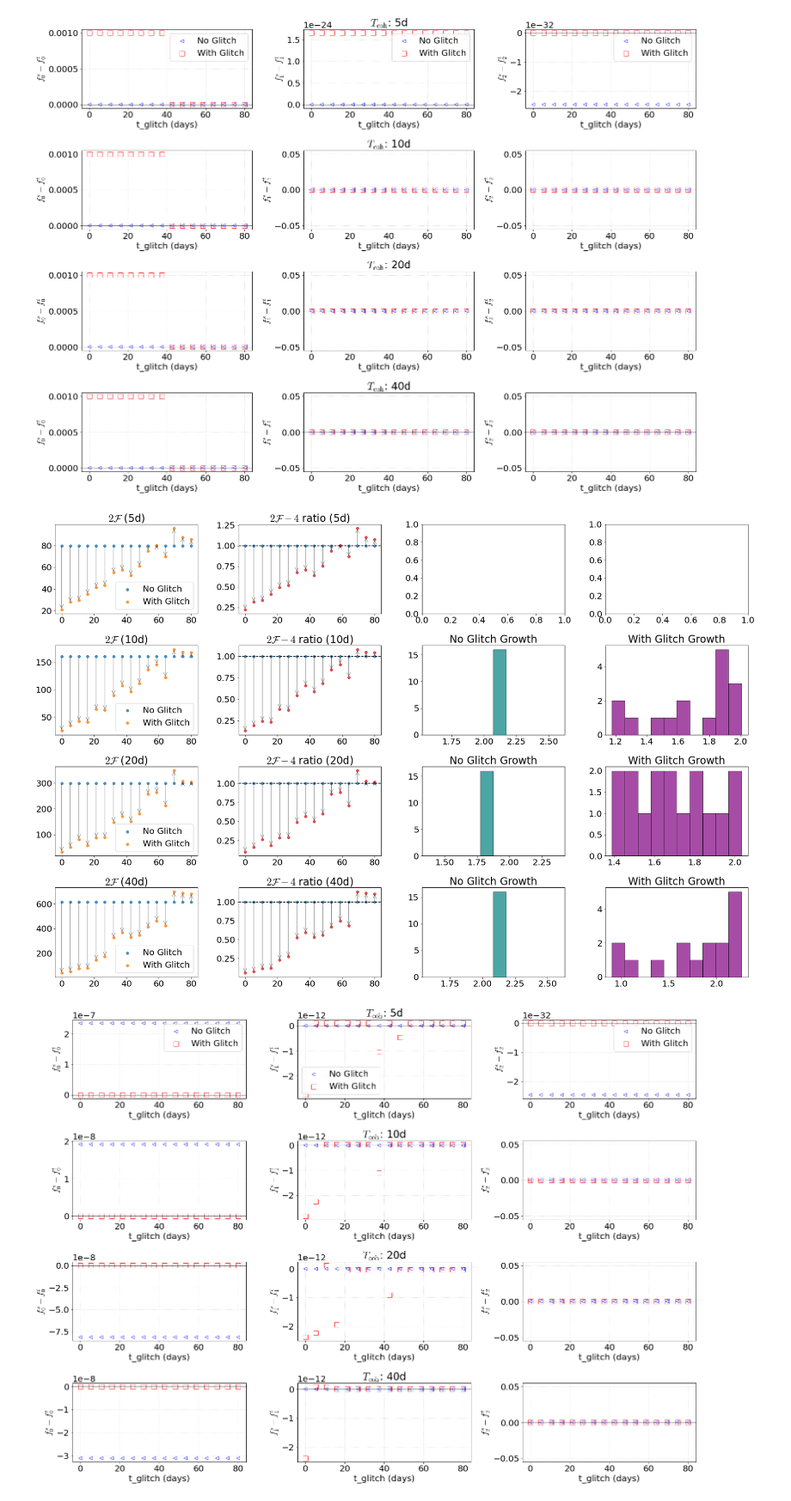
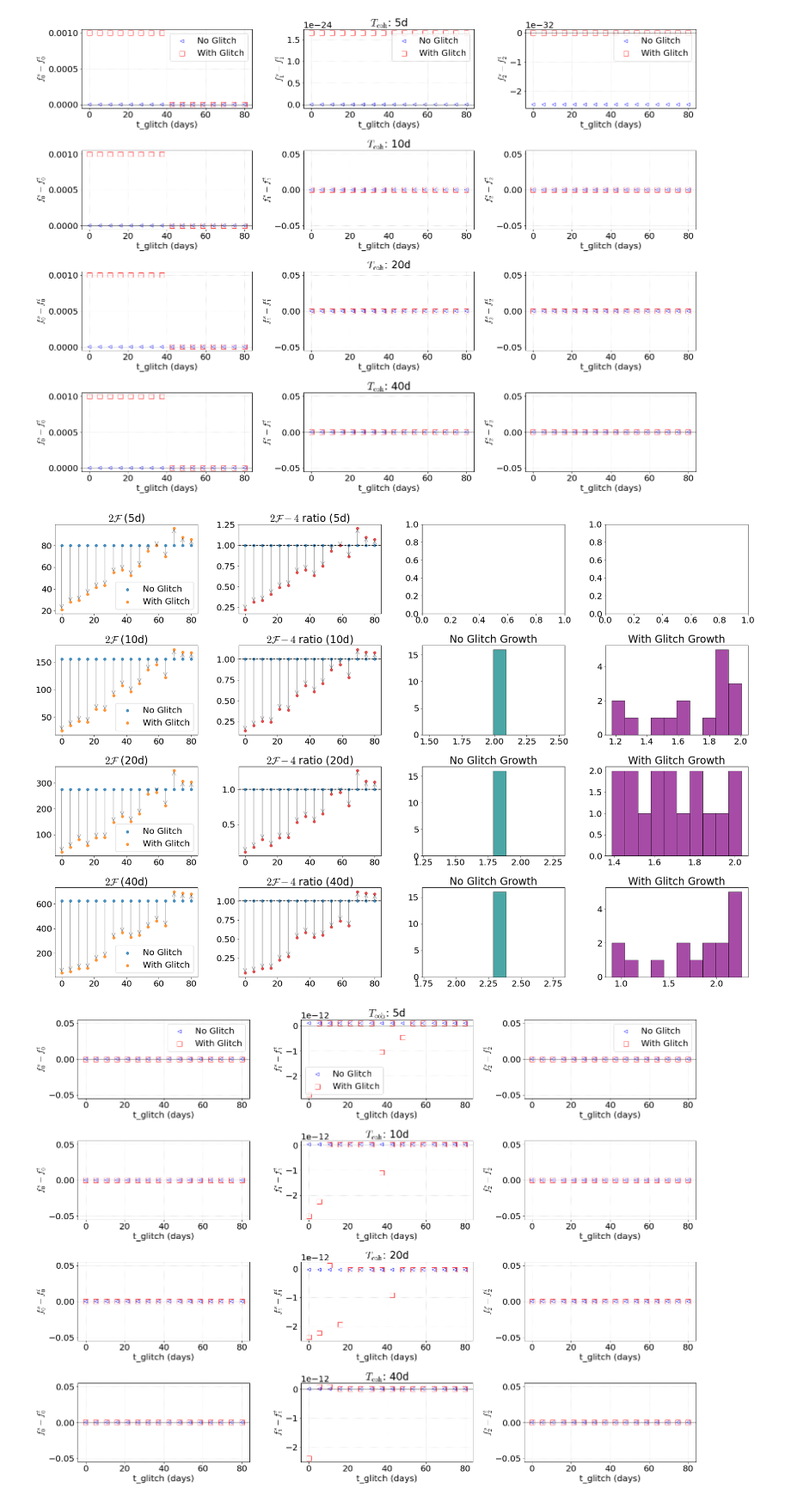
Before and after one commit to damondmc/cwglitch, a Jupyter notebook: analysis.ipynb, the cells around one changed output. Shown at 86% size. Saved outputs shown, nothing was run; the diff lists cells and outputs as text; code cells hidden in the pictures.

```diff
--- a/analysis.ipynb
+++ b/analysis.ipynb
@@ -23,10 +23,10 @@ matplotlib.rcParams.update(mplparams)
 plt.rcParams["mathtext.fontset"] = "cm"
 colors = plt.rcParams['axes.prop_cycle'].by_key()['color']
 
-with open('/scratch/kriles_root/kriles0/damoncht/simGlitch/config/config.yaml', 'r') as f:
+with open('/scratch/kriles_root/kriles0/damoncht/cwglitch/config/config.yaml', 'r') as f:
     config = yaml.safe_load(f)
 
-with open('/scratch/kriles_root/kriles0/damoncht/simGlitch/targets/casa.yaml', 'r') as f:
+with open('/scratch/kriles_root/kriles0/damoncht/cwglitch/targets/casa.yaml', 'r') as f:
     target = yaml.safe_load(f)
 
 coh_mm = config['coh_mm']
@@ -34,7 +34,7 @@ factor = 10
 # %%
 for tcoh in [5, 10, 20, 40]:
 
-    filename = f'/scratch/kriles_root/kriles0/damoncht/simGlitch/results/{tcoh}d/ng_f0/100-100Hz/CW0.fts'
+    filename = f'/scratch/kriles_root/kriles0/damoncht/cwglitch/results/{tcoh}d/ng_f0/100-100Hz/CW0.fts'
     df = get_spacing(filename, 2)
 
     Df = search_range(coh_mm, tcoh*86400, factor)
@@ -245,17 +245,17 @@ fig, ax = plot_params_bias(results_obj, p_labels)
 [figure]
 # %%
 # 1. Define your parameters
-labels = ['ng_f0', 'wg_dnu1_nu1_1e-4']
+labels = ['ng_f1', 'wg_dnu1_nu1_1e-4']
 p_labels = ['No Glitch', 'With Glitch']
 durs = ['5d', '10d', '20d', '40d']
 
 # 2. Load the data once
 results_obj = load_result(labels[1], labels, durs, n_signal=16, homedir=config['home_dir'])
 
 # 3. Plot whenever you want
 fig, ax = plot_fstat_ratio(results_obj, p_labels)
 
 fig, ax = plot_params_bias(results_obj, p_labels)
 # %% [output]
-[figure, old version]
+[figure, new version]
-[figure, old version]
+[figure, new version]
```
Also changed, not shown: parts of 1 cell of this notebook, 8 other files.
